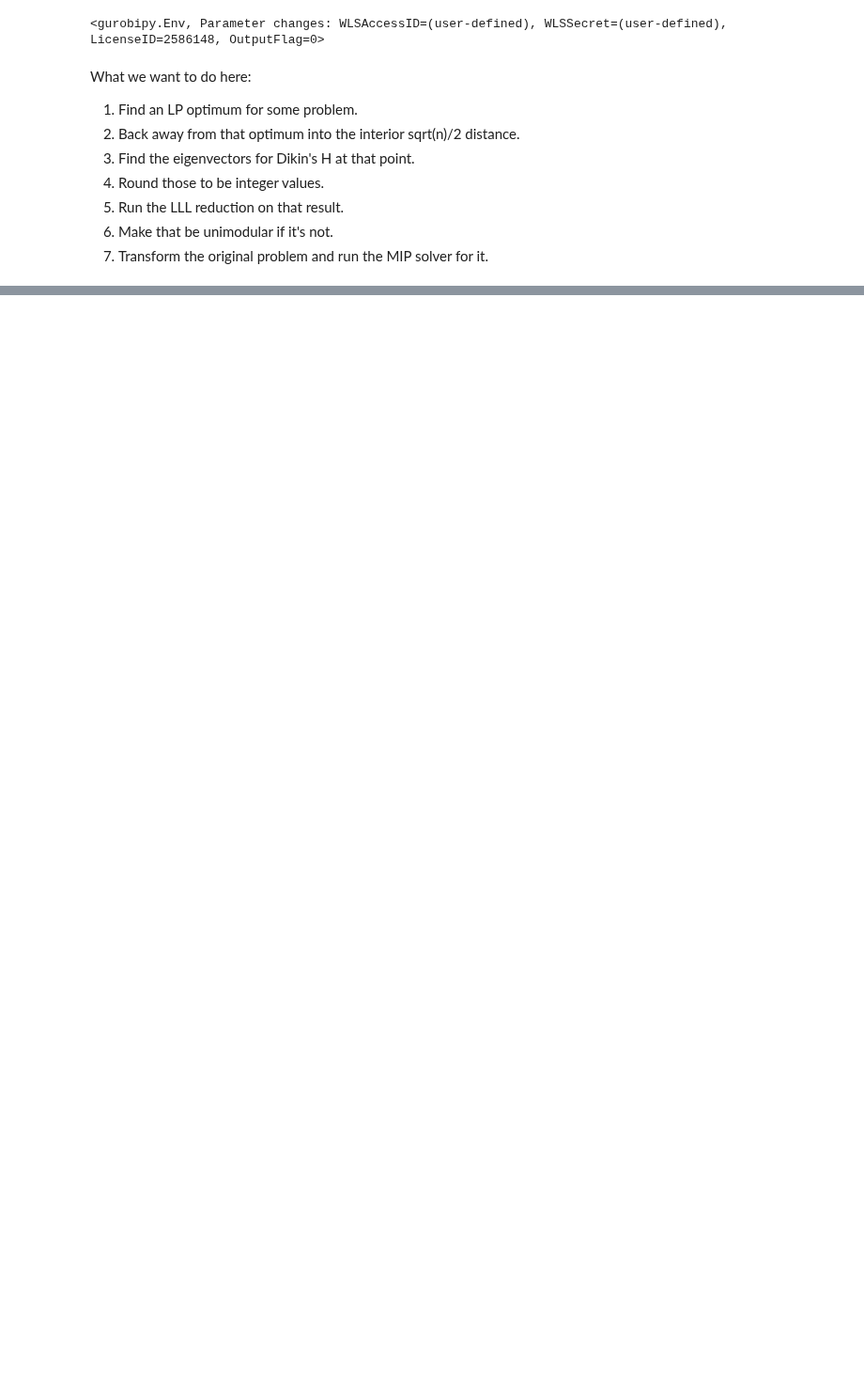
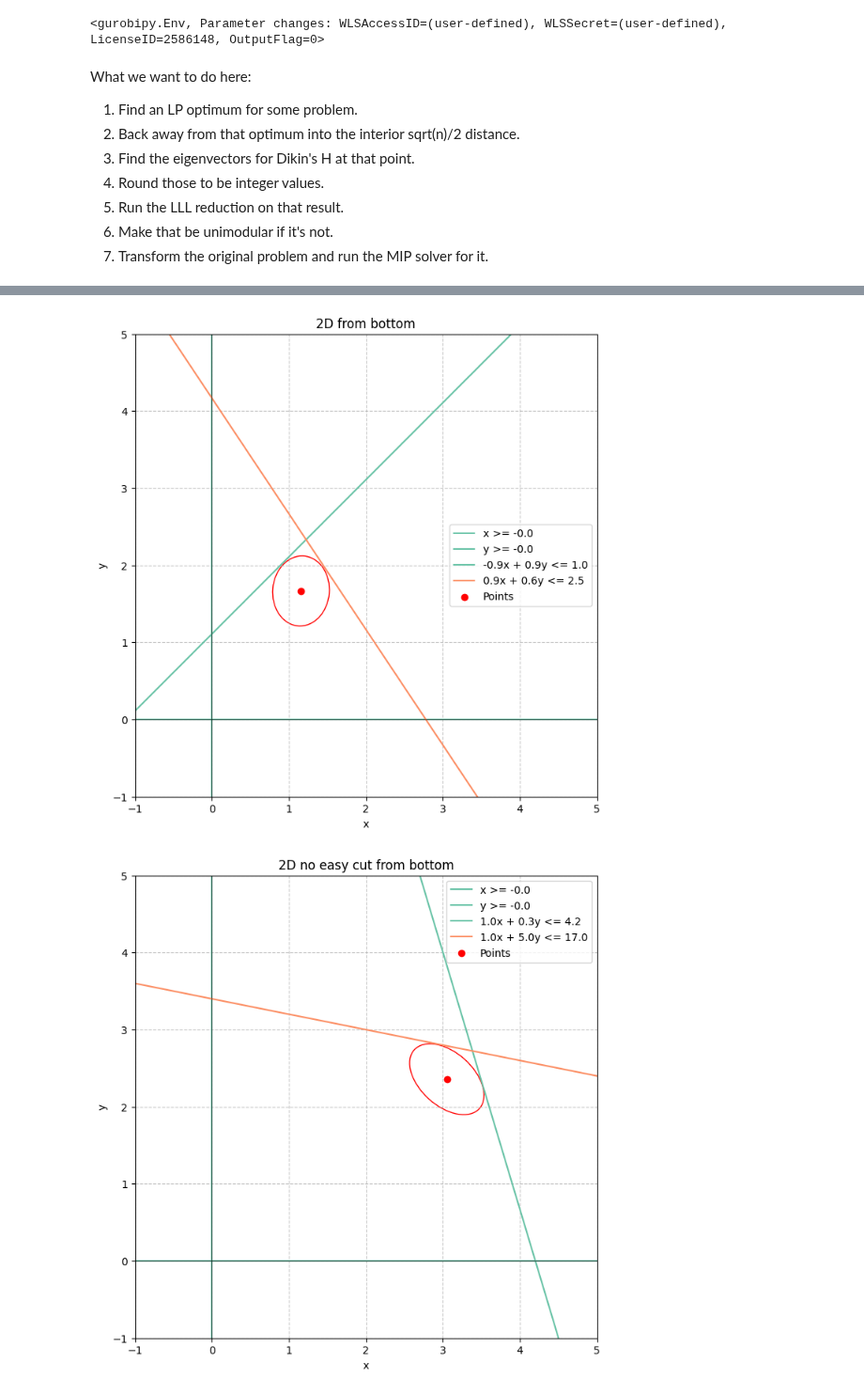
Before and after one commit to BrannonKing/intersection_cuts, a Jupyter notebook: dikin_for_basis_improvement.ipynb, the cells around one changed output, grey strips where cells are left out. Shown at 94% size. Cells and saved outputs as stored; diff of their text form; code cells hidden in the pictures; blank space fills up the shorter version.

Commit message:
made it shrink the polytope and use that optimum

```diff
--- a/dikin_for_basis_improvement.ipynb
+++ b/dikin_for_basis_improvement.ipynb
@@ -125,0 +104,67 @@ def get_A_b_with_bounds_lte(mdl: gp.Model):
+# %%
+il.reload(el)
+il.reload(gu)
+il.reload(pu)
+il.reload(du)
+
+def shrink(mdl: gp.Model, diagonal_distance, percent_of_diagonal):
+    assert diagonal_distance > 0.0 and percent_of_diagonal > 0.0 and percent_of_diagonal < 0.5
+    mdl.update()
+    result = mdl.copy()
+    if result.NumIntVars > 0:
+        _, _ = gu.relax_int_or_bin_to_continuous(result)
+    result.update()
+    distance = diagonal_distance * percent_of_diagonal
+    for v in result.getVars():
+        if v.UB - v.LB < distance * 2.0:
+            gap = (v.UB - v.LB) * percent_of_diagonal
+            v.LB += gap
+            v.UB -= gap
+        else:
+            if v.LB > -gp.GRB.INFINITY:
+                v.LB += distance
+            if v.UB < gp.GRB.INFINITY:
+                v.UB -= distance
+    for c in result.getConstrs():
+        lhs = result.getRow(c)
+        coeffs = np.array([lhs.getCoeff(i) for i in range(lhs.size())])
+        if c.Sense == '<':
+            c.RHS -= distance * np.linalg.norm(coeffs)
+        elif c.Sense == '>':
+            c.RHS += distance * np.linalg.norm(coeffs)
+    result.update()
+    return result
+
+instances = el.get_instances(env)
+for instance in list(instances.values()):
+    model = instance.as_gurobi_model()
+    model.update()
+    niv = model.NumIntVars
+    _, _ = gu.relax_int_or_bin_to_continuous(model)
+    model.update()
+    # model.optimize()
+    # x = np.array([v.X for v in model.getVars()])
+    print("Running:", model.ModelName)
+    copy = shrink(model, np.sqrt(niv), 0.3)
+    copy.optimize()
+    x2 = np.array([v.X for v in copy.getVars()])
+    # V, x = find_corner(model, int_vars, int_var_idx)
+    # x2 = retreat_from_optimum_via_average_vector(V, x, np.sqrt(int_vars.size) * 0.4)
+    # x, y = make_primal_dual_values(model)
+    gu.standardize_gt_to_lt(model)
+    A, b, c, l, u = get_A_b_c_l_u(model)
+    # x2, its = du.least_squares_interior(A, b, x, l, u, d=np.sqrt(int_vars.size) * 0.4, infinity=gp.GRB.INFINITY)
+    # x2, its = du.reverse_interior_point_gpt2(A, b, c, l, u, x, y, target_distance=np.sqrt(int_vars.size) * 0.4,
+    #                                          infinity=10, is_maximizing=model.ModelSense == gp.GRB.MAXIMIZE)
+    print("   Retreat to:", x2)
+    fig = pu.plot_constraints_lte(model.ModelName, A, b, l, u, points=[x2[:2]])
+    A, b = du.append_bounds_to_matrix(A, b, l, u, infinity=gp.GRB.INFINITY)
+    du.plot_ellipse(A, b, x2, fig=fig)
+
+    # gu.standardize_gt_to_lt(copy)
+    # A, b, c, l, u = get_A_b_c_l_u(copy)
+    # fig = pu.plot_constraints_lte(model.ModelName, A, b, l, u, points=[x2[:2]], fig=fig)
+
+
+    # could assert x2 is feasible
+# %% [output]
@@ -125,0 +188,2 @@ def get_A_b_with_bounds_lte(mdl: gp.Model):
+[figure, added]
+[figure, added]
```
Also changed, not shown: parts of 6 cells of this notebook, 4 other files.
